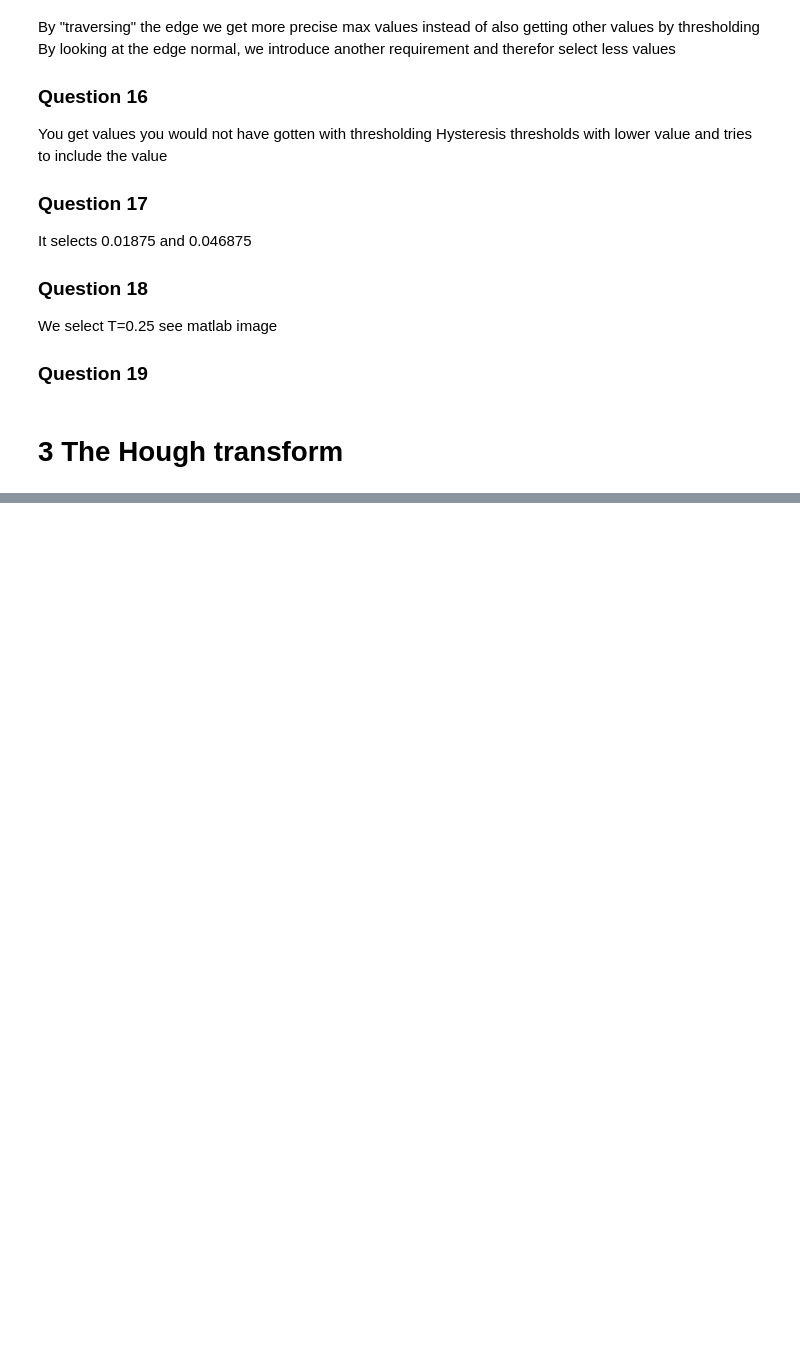
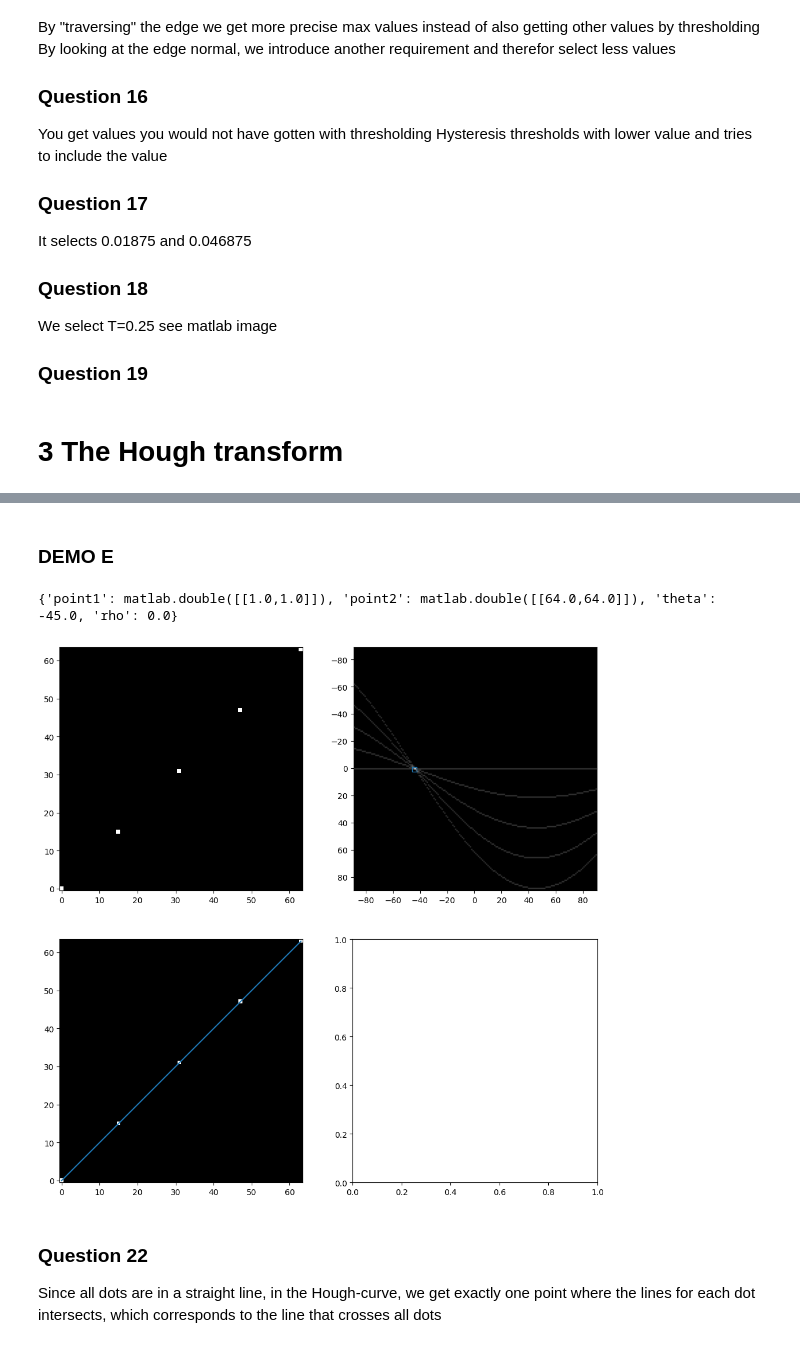
Before and after one commit to NaabZer/tsbb08-labs, a Jupyter notebook: lab7/Lab7.ipynb, the cells around one changed output, grey strips where cells are left out. Drawn from its saved outputs; the diff is of its cells as text; code cells hidden in the pictures; blank space fills up the shorter version.

Commit message:
Add DEMO E

```diff
--- a/lab7/Lab7.ipynb
+++ b/lab7/Lab7.ipynb
@@ -396,0 +405,33 @@ see matlab image
+# %% [markdown]
+### DEMO E
+# %%
+fig, ((ax1, ax2), (ax3, ax4)) = plt.subplots(2, 2, figsize=(12,12))
+
+im = np.zeros((64,64)); im[0,0] = 1;
+im[15,15] = 1;
+im[31,31] = 1;
+im[47,47] = 1;
+im[63,63] = 1;
+ax1.imshow(im, cmap="gray", origin='lower')
+
+[H, T, R] = eng.hough(im, 'Theta', matlab.double(np.arange(-90,90).tolist()), nargout=3)
+new_ticks = np.linspace(0, 180, 13)
+new_labels = np.linspace(-90, 90, 13)
+ax2.imshow(H, cmap="gray", extent=[-90, 90, 90, -89])
+
+
+P = eng.houghpeaks(H, matlab.double(10),'threshold', np.ceil(0.5*np.max(H)))
+x = T[0][int(P[0][1])]
+y = R[0][int(P[0][0])]
+ax2.plot(x, y, marker='s', linestyle='-', markerfacecolor='none')
+
+ax3.imshow(im, cmap="gray", origin='lower')
+lines = eng.houghlines(np.ones((64, 64)),T,R,P)
+xp = (lines['point1'][0][0]-1, lines['point2'][0][0]-1)
+yp = (lines['point1'][0][0]-1, lines['point2'][0][0]-1)
+print(lines)
+ax3.plot(xp, yp, linestyle='-')
+plt.show()
+# %% [output]
+{'point1': matlab.double([[1.0,1.0]]), 'point2': matlab.double([[64.0,64.0]]), 'theta': -45.0, 'rho': 0.0}
+[figure, added]
@@ -396,0 +472,3 @@ see matlab image
+# %% [markdown]
+### Question 22
+Since all dots are in a straight line, in the Hough-curve, we get exactly one point where the lines for each dot intersects, which corresponds to the line that crosses all dots
```
Also changed, not shown: parts of 7 cells of this notebook, 2 other files.
